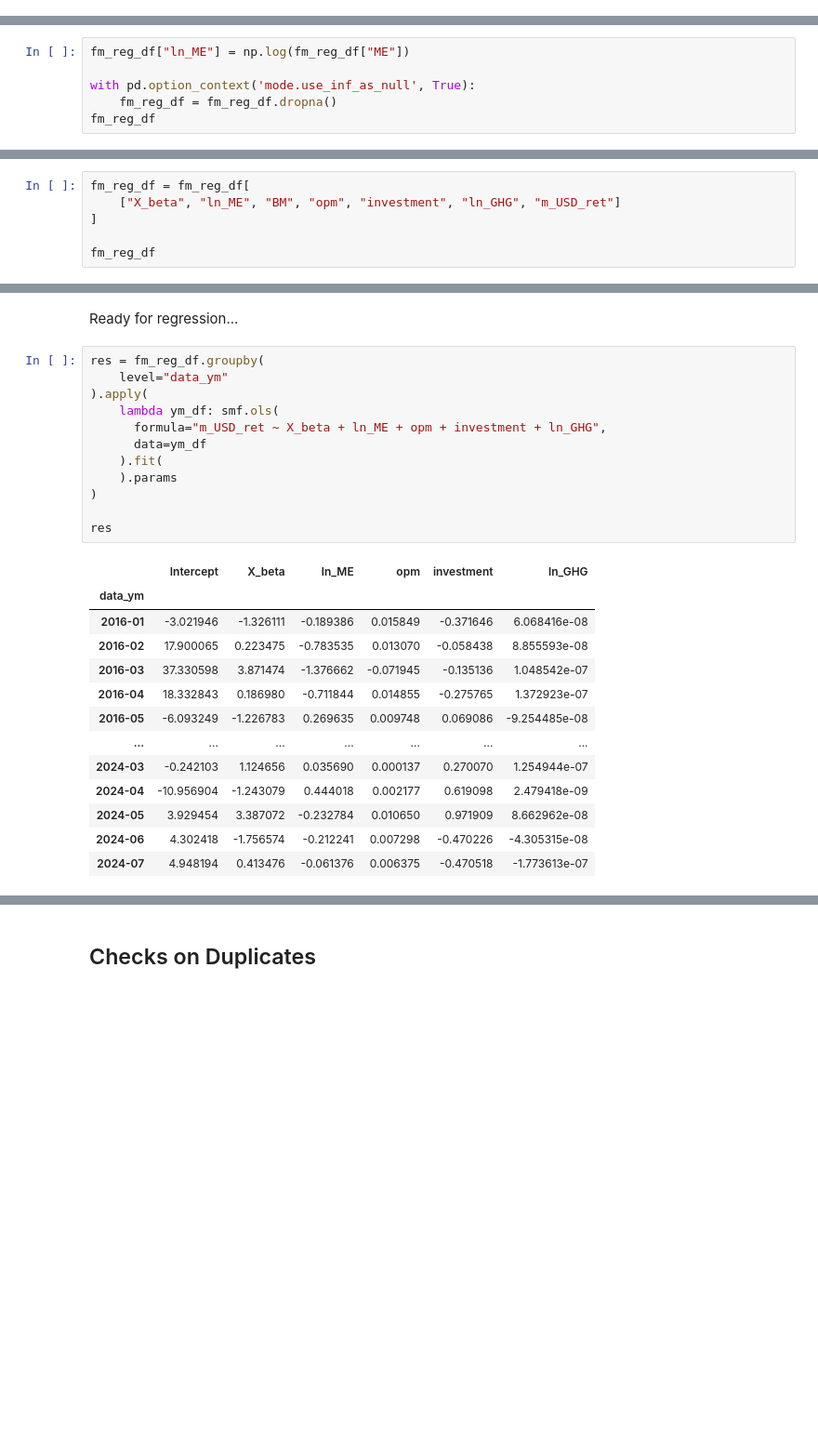
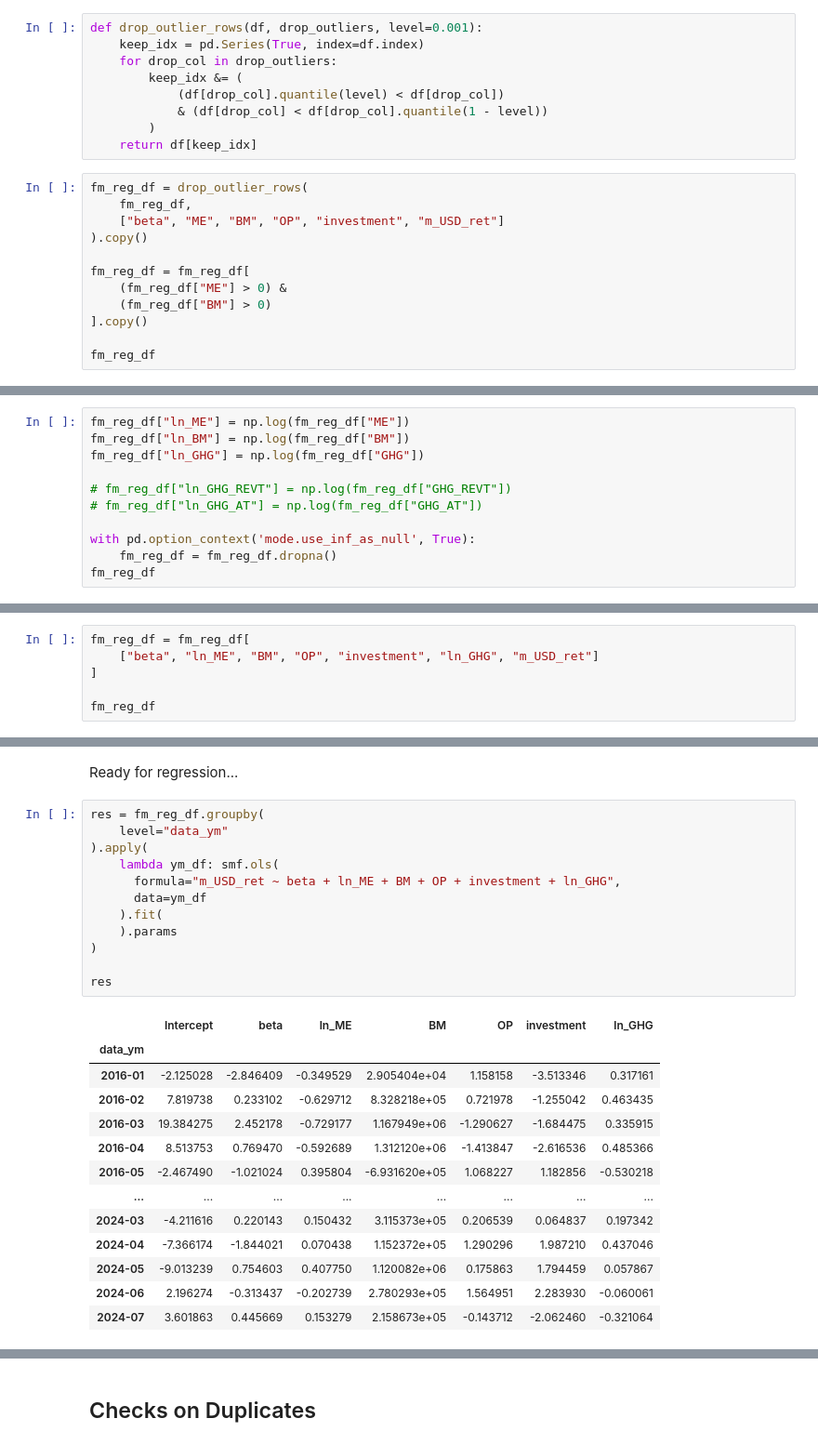
Before and after one commit to varunchodanker/MSc-Individual-Project, a Jupyter notebook: Phase1.ipynb, the cells around one changed output, grey strips where cells are left out. Shown at 93% size. Cells and saved outputs as stored; diff of their text form; blank space fills up the shorter version.

```diff
--- a/Phase1.ipynb
+++ b/Phase1.ipynb
@@ -3201,0 +3210,21 @@ KeyError: "['X_beta', 'X_USD_mktval'] not in index"
+# %%
+def drop_outlier_rows(df, drop_outliers, level=0.001):
+    keep_idx = pd.Series(True, index=df.index)
+    for drop_col in drop_outliers:
+        keep_idx &= (
+            (df[drop_col].quantile(level) < df[drop_col])
+            & (df[drop_col] < df[drop_col].quantile(1 - level))
+        )
+    return df[keep_idx]
+# %%
+fm_reg_df = drop_outlier_rows(
+    fm_reg_df,
+    ["beta", "ME", "BM", "OP", "investment", "m_USD_ret"]
+).copy()
+
+fm_reg_df = fm_reg_df[
+    (fm_reg_df["ME"] > 0) &
+    (fm_reg_df["BM"] > 0)
+].copy()
+
+fm_reg_df
@@ -3202,5 +3246,10 @@ KeyError: "['X_beta', 'X_USD_mktval'] not in index"
 # %%
 fm_reg_df["ln_ME"] = np.log(fm_reg_df["ME"])
+fm_reg_df["ln_BM"] = np.log(fm_reg_df["BM"])
+fm_reg_df["ln_GHG"] = np.log(fm_reg_df["GHG"])
+
+# fm_reg_df["ln_GHG_REVT"] = np.log(fm_reg_df["GHG_REVT"])
+# fm_reg_df["ln_GHG_AT"] = np.log(fm_reg_df["GHG_AT"])
 
 with pd.option_context('mode.use_inf_as_null', True):
     fm_reg_df = fm_reg_df.dropna()
@@ -3235,6 +3284,6 @@ fm_reg_df.describe()
 # %%
 fm_reg_df = fm_reg_df[
-    ["X_beta", "ln_ME", "BM", "opm", "investment", "ln_GHG", "m_USD_ret"]
+    ["beta", "ln_ME", "BM", "OP", "investment", "ln_GHG", "m_USD_ret"]
 ]
 
 fm_reg_df
@@ -3258,26 +3307,26 @@ Ready for regression...
 # %%
 res = fm_reg_df.groupby(
     level="data_ym"
 ).apply(
     lambda ym_df: smf.ols(
-      formula="m_USD_ret ~ X_beta + ln_ME + opm + investment + ln_GHG",
+      formula="m_USD_ret ~ beta + ln_ME + BM + OP + investment + ln_GHG",
       data=ym_df
     ).fit(
     ).params
 )
 
 res
 # %% [output]
-|  | Intercept | X_beta | ln_ME | opm | investment | ln_GHG |
-| data_ym |  |  |  |  |  |  |
-| 2016-01 | -3.021946 | -1.326111 | -0.189386 | 0.015849 | -0.371646 | 6.068416e-08 |
-| 2016-02 | 17.900065 | 0.223475 | -0.783535 | 0.013070 | -0.058438 | 8.855593e-08 |
-| 2016-03 | 37.330598 | 3.871474 | -1.376662 | -0.071945 | -0.135136 | 1.048542e-07 |
-| 2016-04 | 18.332843 | 0.186980 | -0.711844 | 0.014855 | -0.275765 | 1.372923e-07 |
-| 2016-05 | -6.093249 | -1.226783 | 0.269635 | 0.009748 | 0.069086 | -9.254485e-08 |
-| ... | ... | ... | ... | ... | ... | ... |
-| 2024-03 | -0.242103 | 1.124656 | 0.035690 | 0.000137 | 0.270070 | 1.254944e-07 |
-| 2024-04 | -10.956904 | -1.243079 | 0.444018 | 0.002177 | 0.619098 | 2.479418e-09 |
-| 2024-05 | 3.929454 | 3.387072 | -0.232784 | 0.010650 | 0.971909 | 8.662962e-08 |
-| 2024-06 | 4.302418 | -1.756574 | -0.212241 | 0.007298 | -0.470226 | -4.305315e-08 |
-| 2024-07 | 4.948194 | 0.413476 | -0.061376 | 0.006375 | -0.470518 | -1.773613e-07 |
+|  | Intercept | beta | ln_ME | BM | OP | investment | ln_GHG |
+| data_ym |  |  |  |  |  |  |  |
+| 2016-01 | -2.125028 | -2.846409 | -0.349529 | 2.905404e+04 | 1.158158 | -3.513346 | 0.317161 |
+| 2016-02 | 7.819738 | 0.233102 | -0.629712 | 8.328218e+05 | 0.721978 | -1.255042 | 0.463435 |
+| 2016-03 | 19.384275 | 2.452178 | -0.729177 | 1.167949e+06 | -1.290627 | -1.684475 | 0.335915 |
+| 2016-04 | 8.513753 | 0.769470 | -0.592689 | 1.312120e+06 | -1.413847 | -2.616536 | 0.485366 |
+| 2016-05 | -2.467490 | -1.021024 | 0.395804 | -6.931620e+05 | 1.068227 | 1.182856 | -0.530218 |
+| ... | ... | ... | ... | ... | ... | ... | ... |
+| 2024-03 | -4.211616 | 0.220143 | 0.150432 | 3.115373e+05 | 0.206539 | 0.064837 | 0.197342 |
+| 2024-04 | -7.366174 | -1.844021 | 0.070438 | 1.152372e+05 | 1.290296 | 1.987210 | 0.437046 |
+| 2024-05 | -9.013239 | 0.754603 | 0.407750 | 1.120082e+06 | 0.175863 | 1.794459 | 0.057867 |
+| 2024-06 | 2.196274 | -0.313437 | -0.202739 | 2.780293e+05 | 1.564951 | 2.283930 | -0.060061 |
+| 2024-07 | 3.601863 | 0.445669 | 0.153279 | 2.158673e+05 | -0.143712 | -2.062460 | -0.321064 |
```
Also changed, not shown: parts of 11 cells of this notebook.
